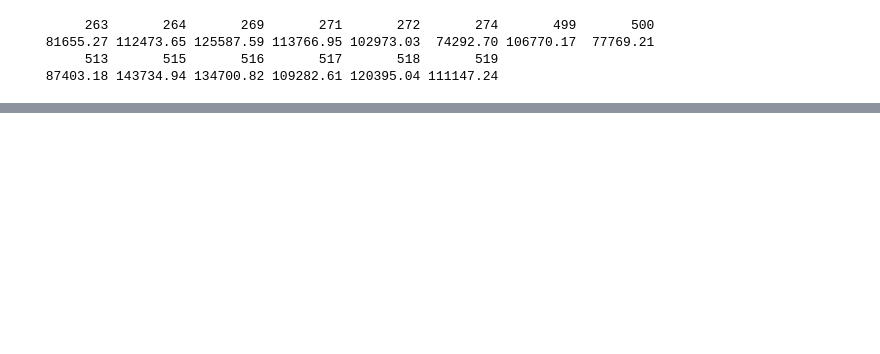
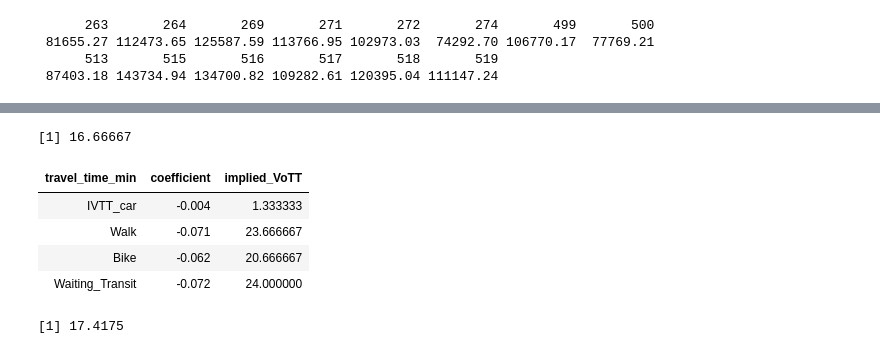
Before and after one commit to saashimi/USP_587, a Jupyter notebook: HW3.ipynb, the cells around one changed output, grey strips where cells are left out. Drawn from its saved outputs; the diff is of its cells as text; code cells hidden in the pictures; blank space fills up the shorter version.

```diff
--- a/HW3.ipynb
+++ b/HW3.ipynb
@@ -164,0 +236,19 @@ df.factors.sum
+# %%
+df.mod2.cost <- (-.050 / 60) / (-.005 / 100)
+df.mod2.cost
+# %% [output]
+[1] 16.66667
+# %%
+df.mod3.coeff <- data.frame("travel_time_min" = c("IVTT_car", "Walk", "Bike",
+                                                  "Waiting_Transit"),
+    "coefficient" = c(-.004, -.071, -.062, -.072))
+
+df.mod3.coeff %>%
+    mutate(implied_VoTT = (coefficient / 60) / (-.005 / 100))
+# %% [output]
+| travel_time_min | coefficient | implied_VoTT |
+| IVTT_car | -0.004 | 1.333333 |
+| Walk | -0.071 | 23.666667 |
+| Bike | -0.062 | 20.666667 |
+| Waiting_Transit | -0.072 | 24.000000 |
+[1] 17.4175
```
Also changed, not shown: parts of 4 cells of this notebook, 3 other files.
